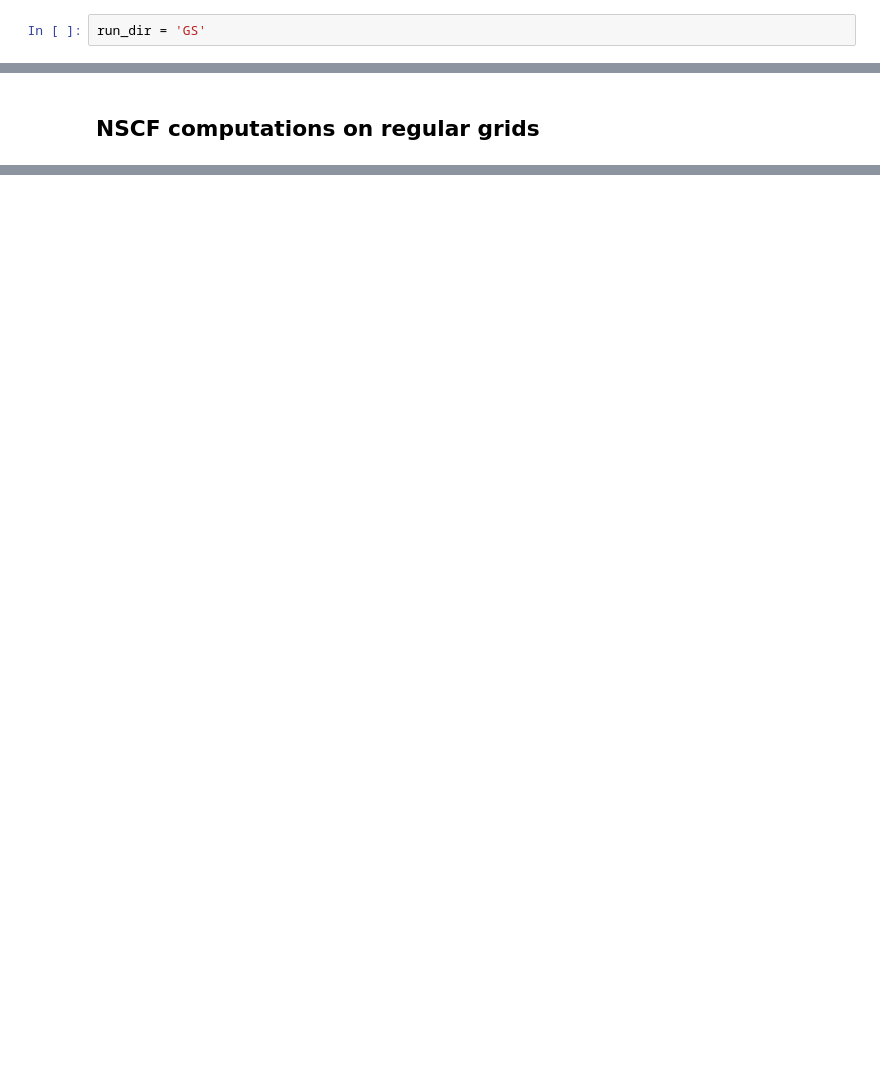
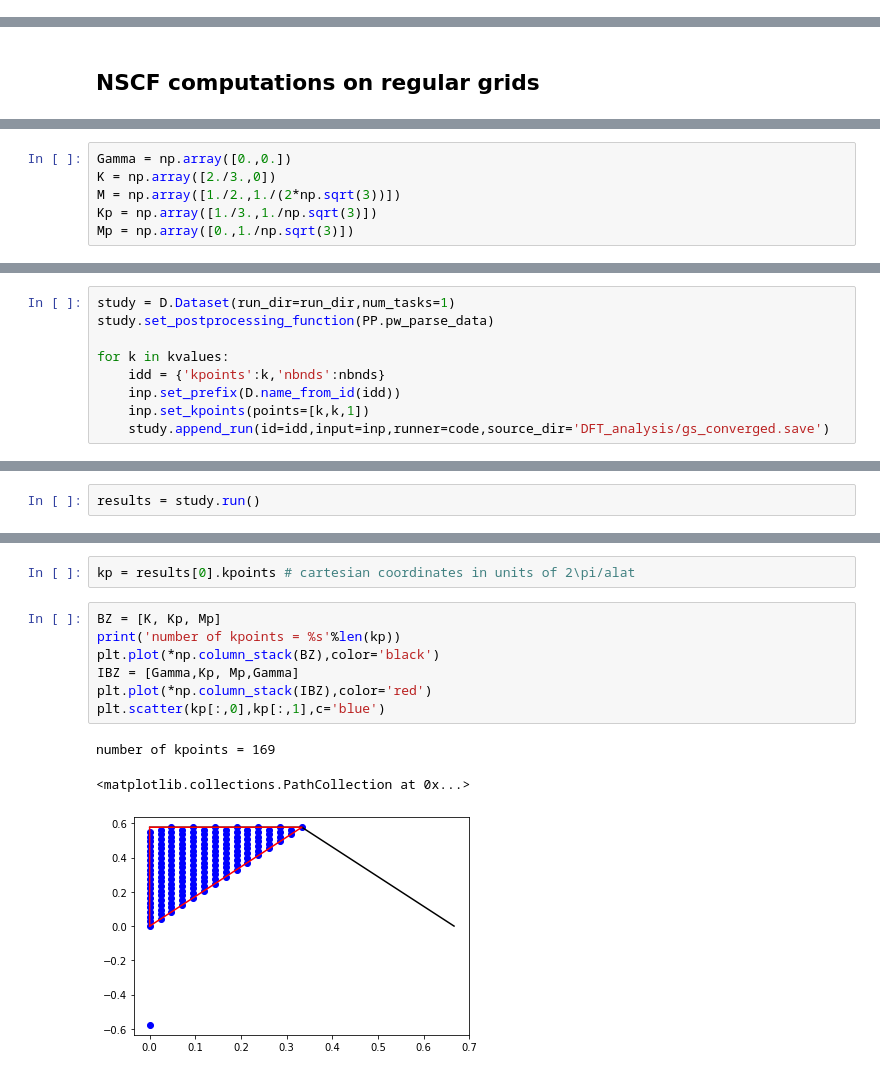
Before and after one commit to marcodalessandro76/MoS2, a Jupyter notebook: DFT_Analysis.ipynb, the cells around one changed output, grey strips where cells are left out. Drawn from its saved outputs; the diff is of its cells as text; blank space fills up the shorter version.

```diff
--- a/DFT_Analysis.ipynb
+++ b/DFT_Analysis.ipynb
@@ -493,2 +508,0 @@ And we run the computation
-# %%
-run_dir = 'GS'
@@ -520,0 +593,6 @@ results.get_energy()
+# %%
+Gamma = np.array([0.,0.])
+K = np.array([2./3.,0])
+M = np.array([1./2.,1./(2*np.sqrt(3))])
+Kp = np.array([1./3.,1./np.sqrt(3)])
+Mp = np.array([0.,1./np.sqrt(3)])
@@ -520,0 +623,9 @@ results.get_energy()
+# %%
+study = D.Dataset(run_dir=run_dir,num_tasks=1)
+study.set_postprocessing_function(PP.pw_parse_data)
+
+for k in kvalues:
+    idd = {'kpoints':k,'nbnds':nbnds}
+    inp.set_prefix(D.name_from_id(idd))
+    inp.set_kpoints(points=[k,k,1])
+    study.append_run(id=idd,input=inp,runner=code,source_dir='DFT_analysis/gs_converged.save')
@@ -520,0 +654,2 @@ results.get_energy()
+# %%
+results = study.run()
@@ -520,0 +666,13 @@ results.get_energy()
+# %%
+kp = results[0].kpoints # cartesian coordinates in units of 2\pi/alat
+# %%
+BZ = [K, Kp, Mp]
+print('number of kpoints = %s'%len(kp))
+plt.plot(*np.column_stack(BZ),color='black')
+IBZ = [Gamma,Kp, Mp,Gamma]
+plt.plot(*np.column_stack(IBZ),color='red')
+plt.scatter(kp[:,0],kp[:,1],c='blue')
+# %% [output]
+number of kpoints = 169
+<matplotlib.collections.PathCollection at 0x...>
+[figure, added]
```
Also changed, not shown: parts of 57 cells of this notebook.
